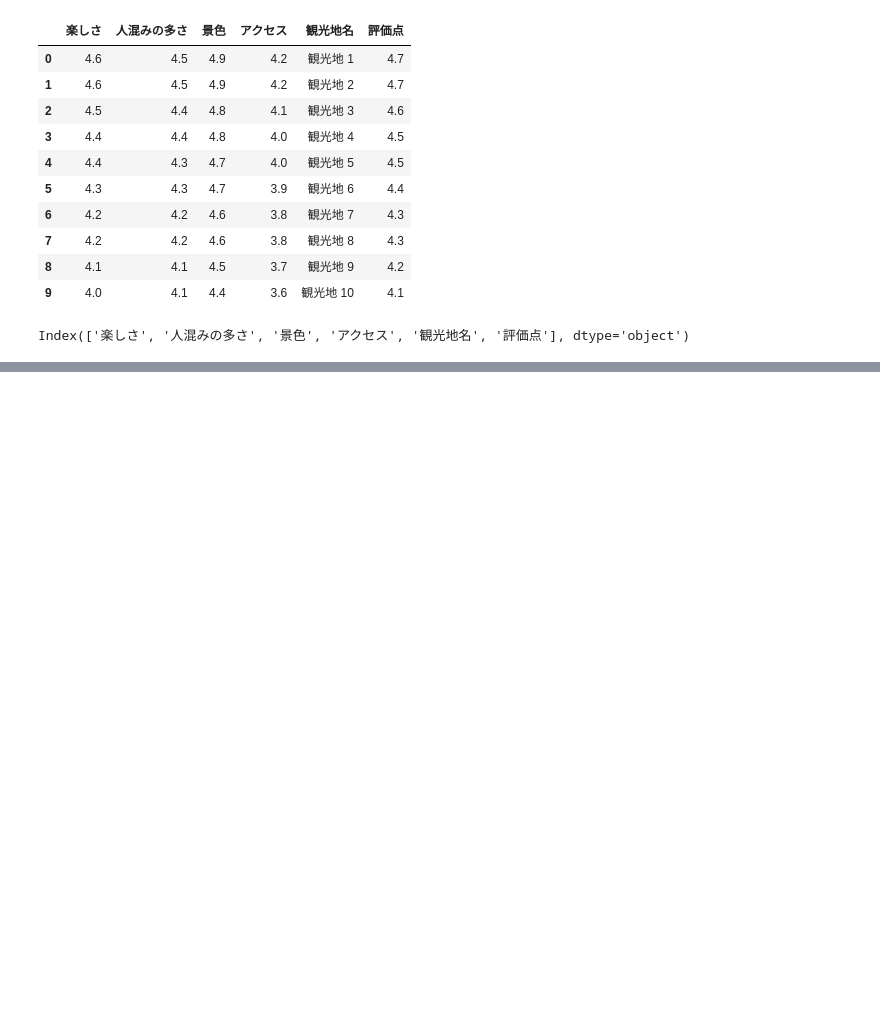
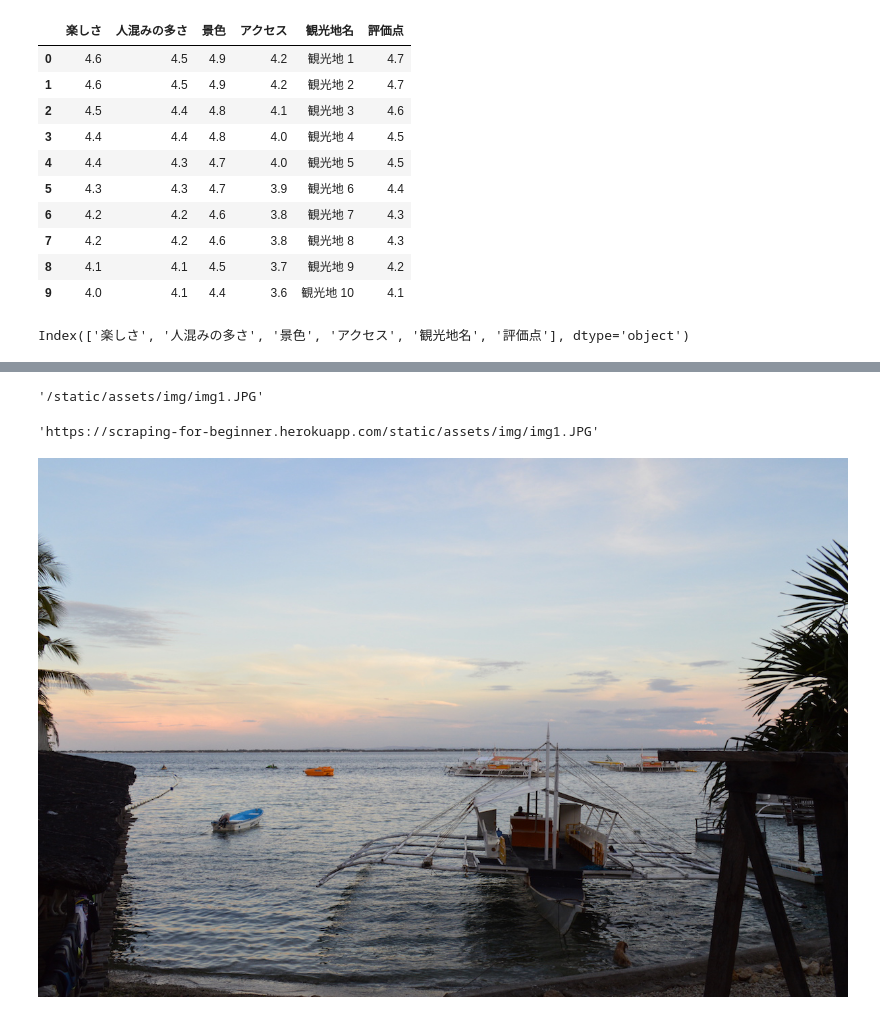
Before and after one commit to KotakeKoki/Selenium, a Jupyter notebook: tutorial/learn_Selenium.ipynb, the cells around one changed output, grey strips where cells are left out. Cells and saved outputs as stored; diff of their text form; code cells hidden in the pictures; blank space fills up the shorter version.

```diff
--- a/tutorial/learn_Selenium.ipynb
+++ b/tutorial/learn_Selenium.ipynb
@@ -491,0 +501,3 @@ df.to_csv("観光地情報.csv",index = False)
+# %%
+url = "https://scraping-for-beginner.herokuapp.com/image/"
+res = requests.get(url)
@@ -491,0 +506,3 @@ df.to_csv("観光地情報.csv",index = False)
+# %%
+soup = BeautifulSoup(res.text,"html.parser")
+soup
@@ -491,0 +527,13 @@ df.to_csv("観光地情報.csv",index = False)
+# %%
+image_tag = soup.find("img")
+image_tag["src"]
+#check the src of img
+# %% [output]
+'/static/assets/img/img1.JPG'
+# %%
+#plus root URL
+root_url = "https://scraping-for-beginner.herokuapp.com"
+img_url = root_url + image_tag["src"]
+img_url
+# %% [output]
+'https://scraping-for-beginner.herokuapp.com/static/assets/img/img1.JPG'
@@ -491,0 +544,6 @@ df.to_csv("観光地情報.csv",index = False)
+# %%
+#Binary to Image
+img = Image.open(io.BytesIO(requests.get(img_url).content))
+img
+# %% [output]
+[figure, added]
```
Also changed, not shown: parts of 9 cells of this notebook, 12 other files.
